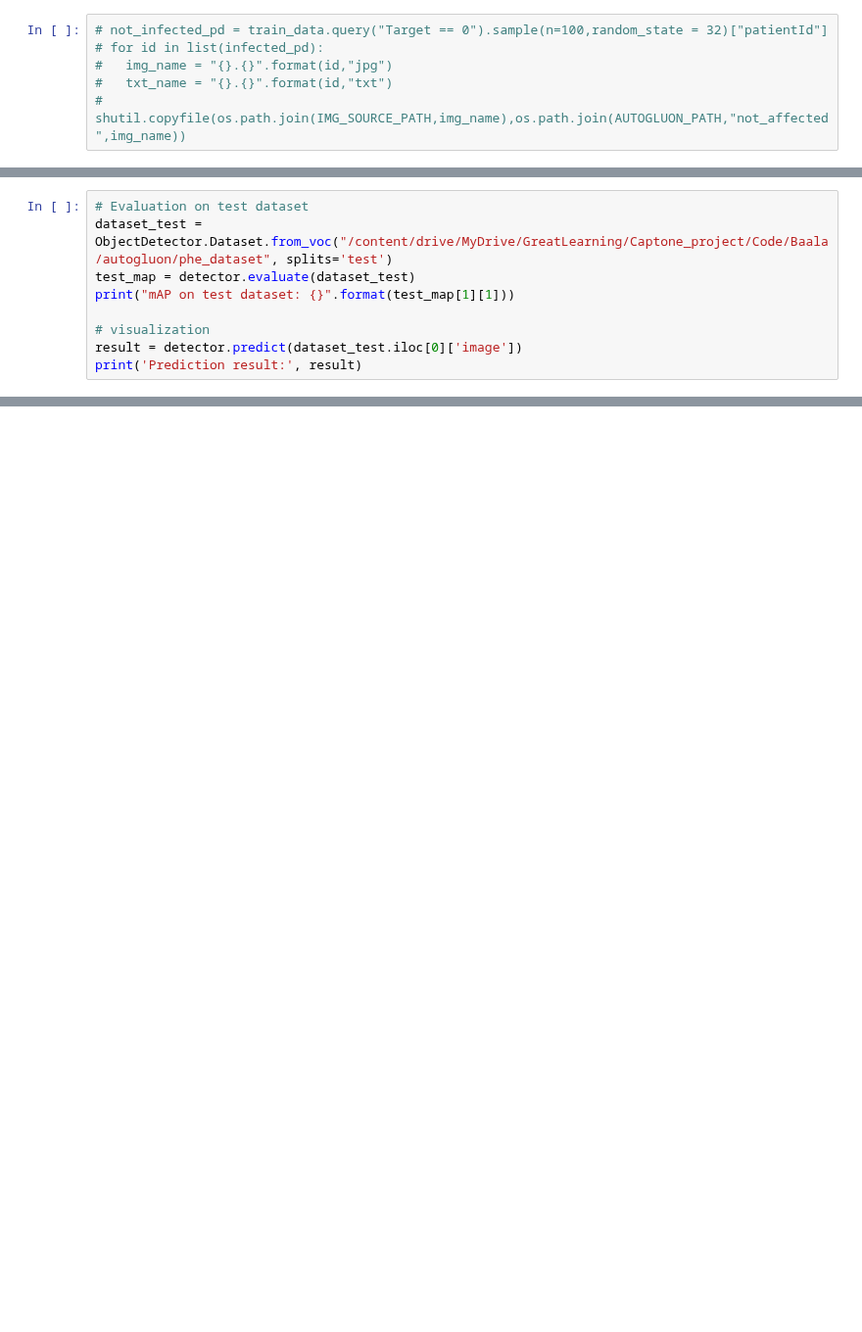
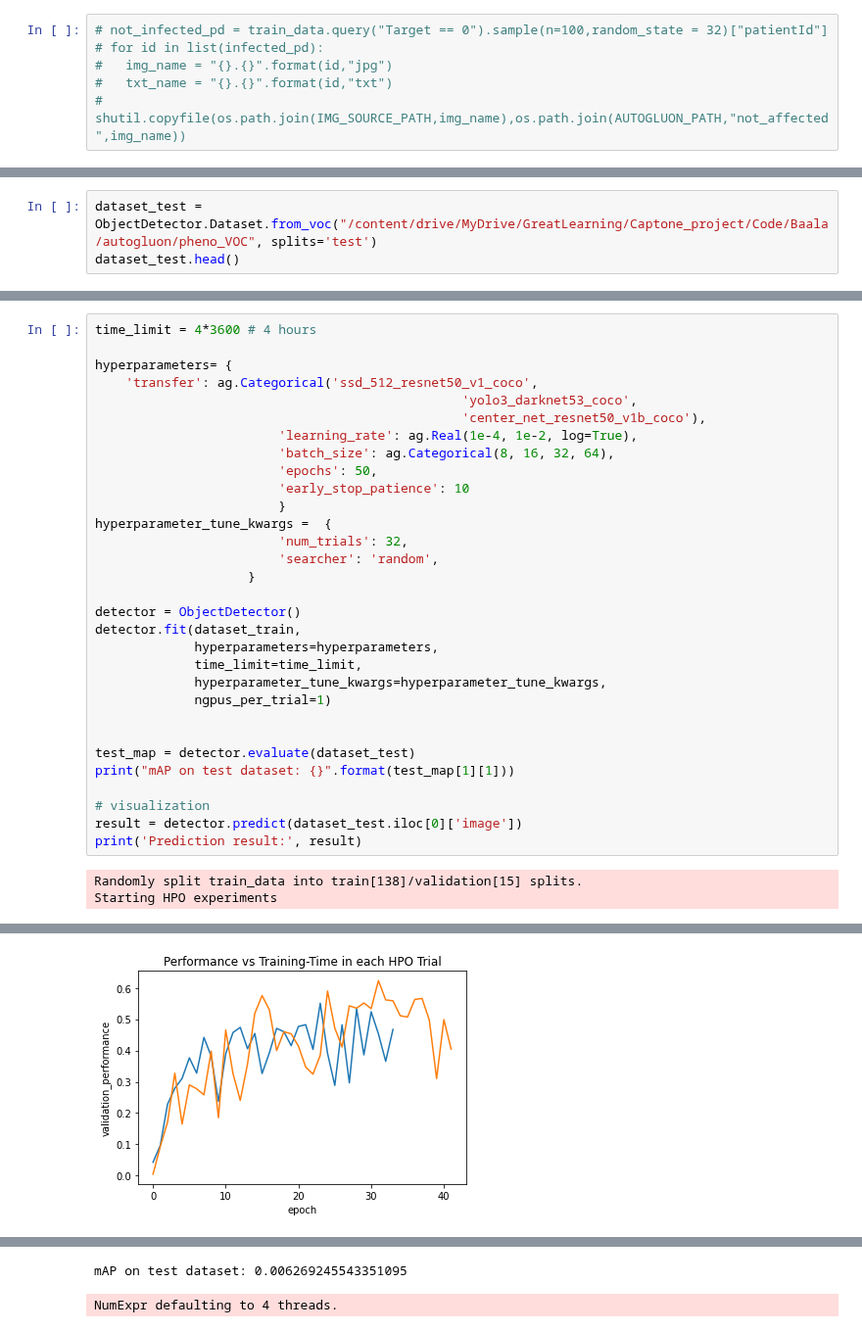
Before and after one commit to baalasangar/MLAI, a Jupyter notebook: 13_Capstone/ObjectDetection_autogluon_v1.ipynb, the cells around one changed output, grey strips where cells are left out. Shown at 98% size. Drawn from its saved outputs; the diff is of its cells as text; blank space fills up the shorter version.

```diff
--- a/13_Capstone/ObjectDetection_autogluon_v1.ipynb
+++ b/13_Capstone/ObjectDetection_autogluon_v1.ipynb
@@ -186,10 +104,4 @@ NameError: ignored
 # %%
-# Evaluation on test dataset
-dataset_test = ObjectDetector.Dataset.from_voc("/content/drive/MyDrive/GreatLearning/Captone_project/Code/Baala/autogluon/phe_dataset", splits='test')
-test_map = detector.evaluate(dataset_test)
-print("mAP on test dataset: {}".format(test_map[1][1]))
-
-# visualization
-result = detector.predict(dataset_test.iloc[0]['image'])
-print('Prediction result:', result)
+dataset_test = ObjectDetector.Dataset.from_voc("/content/drive/MyDrive/GreatLearning/Captone_project/Code/Baala/autogluon/pheno_VOC", splits='test')
+dataset_test.head()
 # %% [output]
@@ -211,0 +114,34 @@ Prediction result:    predict_class  ...                                       p
+# %%
+time_limit = 4*3600 # 4 hours
+
+hyperparameters= {
+    'transfer': ag.Categorical('ssd_512_resnet50_v1_coco',
+                                                'yolo3_darknet53_coco',
+                                                'center_net_resnet50_v1b_coco'),
+                        'learning_rate': ag.Real(1e-4, 1e-2, log=True),
+                        'batch_size': ag.Categorical(8, 16, 32, 64),
+                        'epochs': 50,
+                        'early_stop_patience': 10
+                        }
+hyperparameter_tune_kwargs =  {
+                        'num_trials': 32,
+                        'searcher': 'random',
+                    }
+
+detector = ObjectDetector()
+detector.fit(dataset_train,
+             hyperparameters=hyperparameters,
+             time_limit=time_limit,
+             hyperparameter_tune_kwargs=hyperparameter_tune_kwargs,
+             ngpus_per_trial=1)
+
+
+test_map = detector.evaluate(dataset_test)
+print("mAP on test dataset: {}".format(test_map[1][1]))
+
+# visualization
+result = detector.predict(dataset_test.iloc[0]['image'])
+print('Prediction result:', result)
+# %% [output]
+Randomly split train_data into train[138]/validation[15] splits.
+Starting HPO experiments
@@ -211,0 +202 @@ Prediction result:    predict_class  ...                                       p
+[figure, added]
@@ -211,0 +220,2 @@ Prediction result:    predict_class  ...                                       p
+mAP on test dataset: 0.006269245543351095
+NumExpr defaulting to 4 threads.
```
Also changed, not shown: parts of 10 cells of this notebook.
